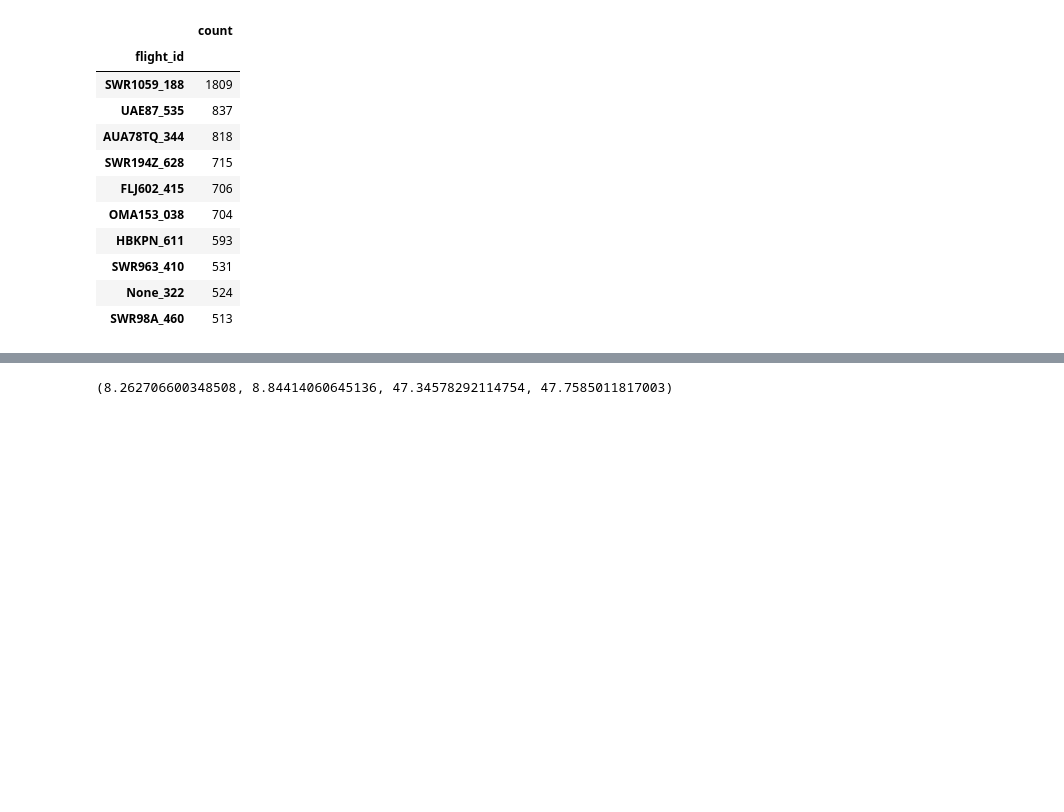
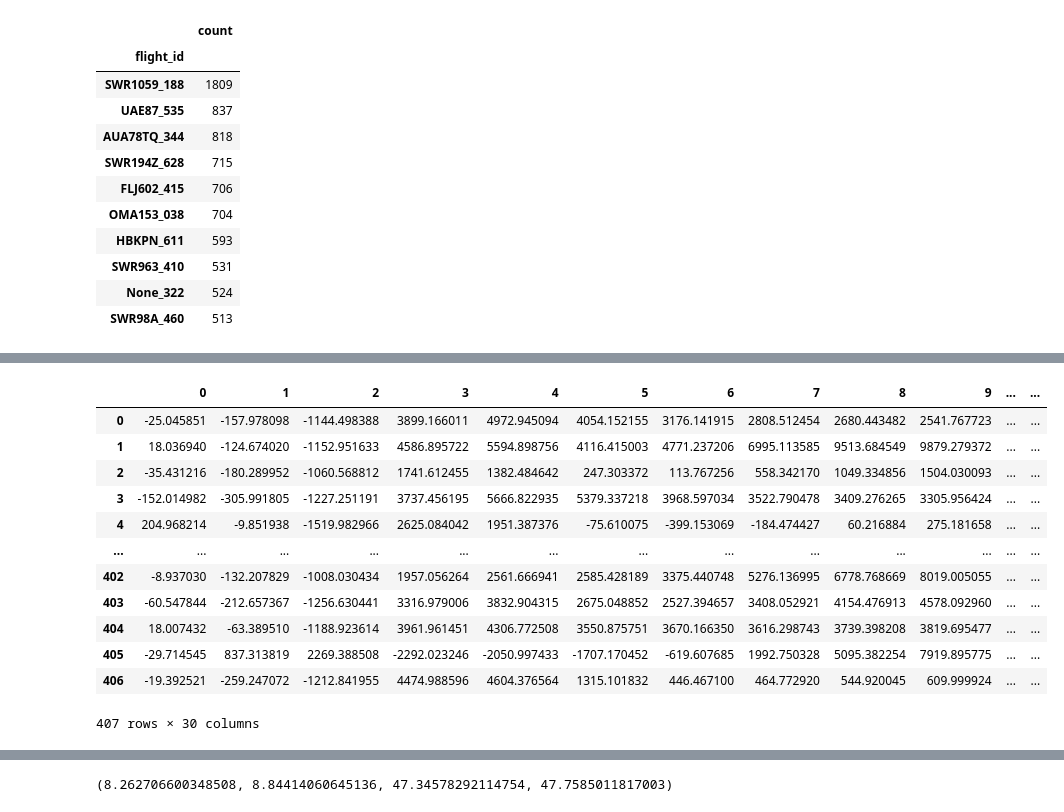
Before and after one commit to kruuZHAW/OSN2021_generation, a Jupyter notebook: xo_maps.ipynb, the cells around one changed output, grey strips where cells are left out. Saved outputs shown, nothing was run; the diff lists cells and outputs as text; code cells hidden in the pictures; blank space fills up the shorter version.

```diff
--- a/xo_maps.ipynb
+++ b/xo_maps.ipynb
@@ -362,6 +371,22 @@ def reconstruct_trajs(df, sampled=True):
     return gen_x, calc_y
 # %%
 x, y = reconstruct_trajs(Vines_samp)
+# %%
+Real
+# %% [output]
+|  | 0 | 1 | 2 | 3 | 4 | 5 | 6 | 7 | 8 | 9 | ... | ... |
+| 0 | -25.045851 | -157.978098 | -1144.498388 | 3899.166011 | 4972.945094 | 4054.152155 | 3176.141915 | 2808.512454 | 2680.443482 | 2541.767723 | ... | ... |
+| 1 | 18.036940 | -124.674020 | -1152.951633 | 4586.895722 | 5594.898756 | 4116.415003 | 4771.237206 | 6995.113585 | 9513.684549 | 9879.279372 | ... | ... |
+| 2 | -35.431216 | -180.289952 | -1060.568812 | 1741.612455 | 1382.484642 | 247.303372 | 113.767256 | 558.342170 | 1049.334856 | 1504.030093 | ... | ... |
+| 3 | -152.014982 | -305.991805 | -1227.251191 | 3737.456195 | 5666.822935 | 5379.337218 | 3968.597034 | 3522.790478 | 3409.276265 | 3305.956424 | ... | ... |
+| 4 | 204.968214 | -9.851938 | -1519.982966 | 2625.084042 | 1951.387376 | -75.610075 | -399.153069 | -184.474427 | 60.216884 | 275.181658 | ... | ... |
+| ... | ... | ... | ... | ... | ... | ... | ... | ... | ... | ... | ... | ... |
+| 402 | -8.937030 | -132.207829 | -1008.030434 | 1957.056264 | 2561.666941 | 2585.428189 | 3375.440748 | 5276.136995 | 6778.768669 | 8019.005055 | ... | ... |
+| 403 | -60.547844 | -212.657367 | -1256.630441 | 3316.979006 | 3832.904315 | 2675.048852 | 2527.394657 | 3408.052921 | 4154.476913 | 4578.092960 | ... | ... |
+| 404 | 18.007432 | -63.389510 | -1188.923614 | 3961.961451 | 4306.772508 | 3550.875751 | 3670.166350 | 3616.298743 | 3739.398208 | 3819.695477 | ... | ... |
+| 405 | -29.714545 | 837.313819 | 2269.388508 | -2292.023246 | -2050.997433 | -1707.170452 | -619.607685 | 1992.750328 | 5095.382254 | 7919.895775 | ... | ... |
+| 406 | -19.392521 | -259.247072 | -1212.841955 | 4474.988596 | 4604.376564 | 1315.101832 | 446.467100 | 464.772920 | 544.920045 | 609.999924 | ... | ... |
+407 rows × 30 columns
 # %%
 from matplotlib.collections import LineCollection
 from cartes.crs import EPSG_21781
```
Also changed, not shown: parts of 12 cells of this notebook, 3 other files.
